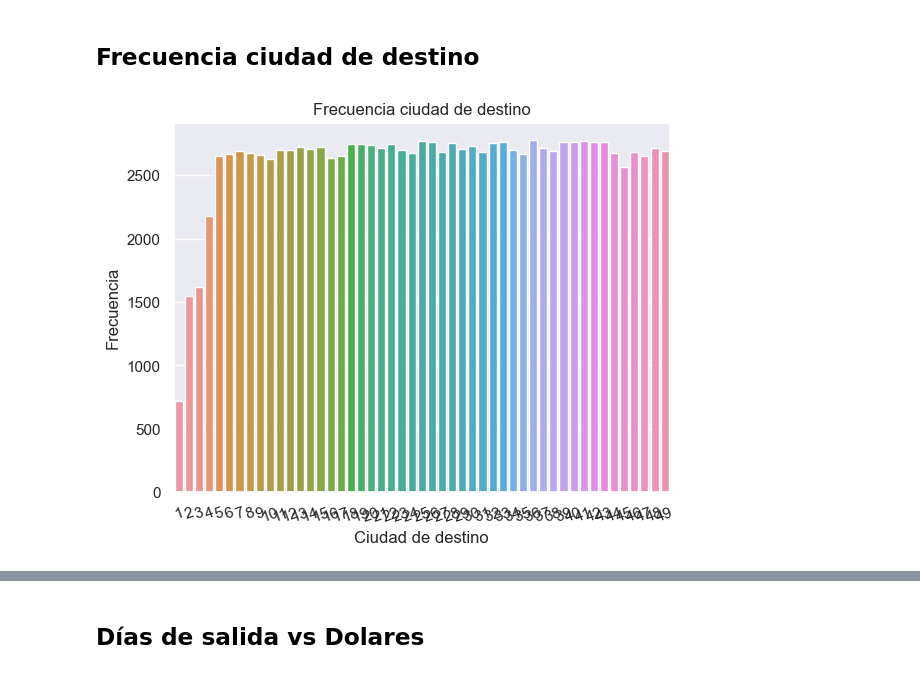
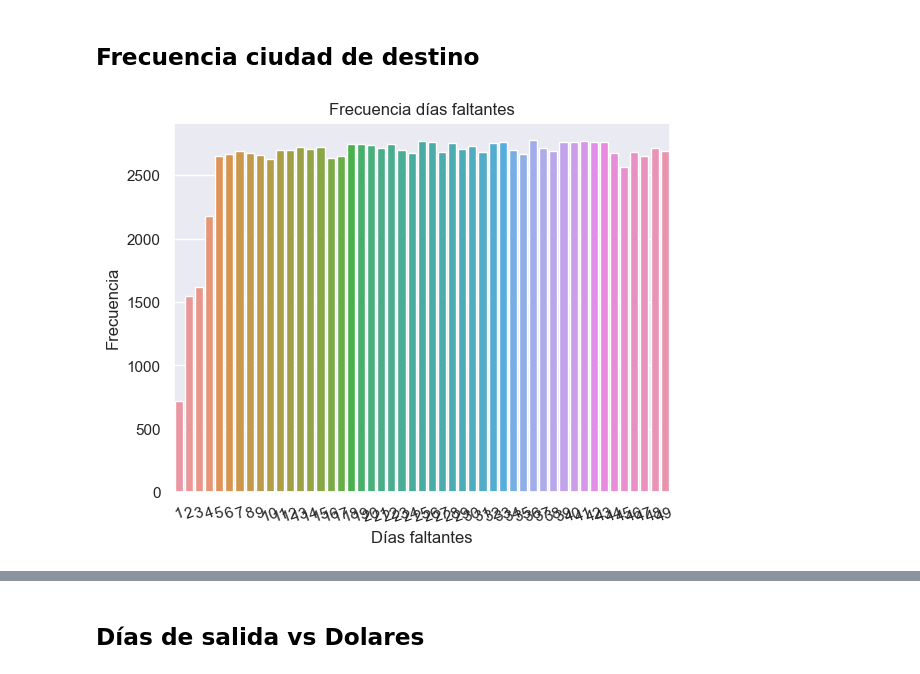
Before and after one commit to td2USA-20232/grupo3, a Jupyter notebook: Descripción data.ipynb, the cells around one changed output, grey strips where cells are left out. Cells and saved outputs as stored; diff of their text form; code cells hidden in the pictures.

```diff
--- a/Descripción data.ipynb
+++ b/Descripción data.ipynb
@@ -239,10 +243,10 @@ plt.show()
 ## Frecuencia ciudad de destino
 # %%
 sns.countplot(data=data, x='days_left')
-plt.xlabel('Ciudad de destino')
+plt.xlabel("Días faltantes")
 plt.ylabel('Frecuencia')
-plt.title('Frecuencia ciudad de destino')
+plt.title('Frecuencia días faltantes')
 plt.xticks(rotation=20)
 plt.show()
 # %% [output]
-[figure, old version]
+[figure, new version]
```
Also changed, not shown: parts of 23 cells of this notebook.
